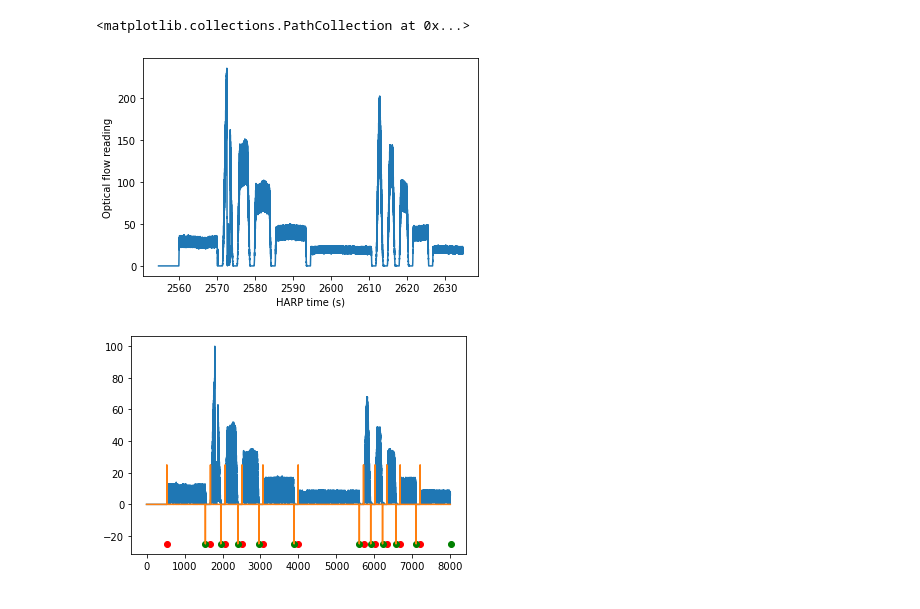
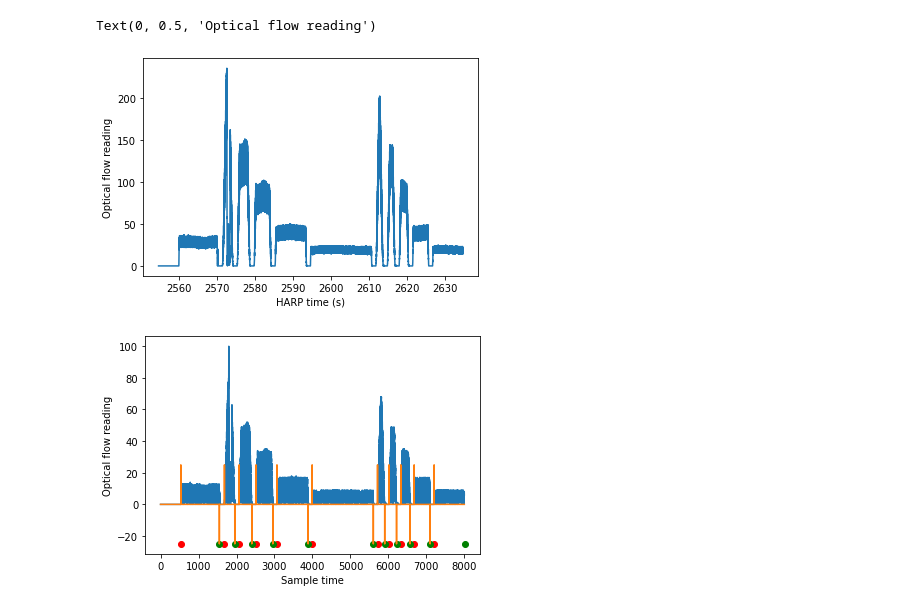
Before and after one commit to neurogears/vestibular-vr, a Jupyter notebook: Benchmarks/DistanceBenchmark/analysis.ipynb, the cells around one changed output. Cells and saved outputs as stored; diff of their text form; code cells hidden in the pictures.

```diff
--- a/Benchmarks/DistanceBenchmark/analysis.ipynb
+++ b/Benchmarks/DistanceBenchmark/analysis.ipynb
@@ -30,34 +30,36 @@ print(dataset)
 # %%
 # Preprocessing
 preview_range = np.arange(0, 8000)
 x_motion = np.array(dataset["Item1.X"])
 time_base = np.array(dataset["Item2"])
 x_diff = np.diff(x_motion)
 
 # signal envelope
 filtered = np.abs(medfilt(x_motion, 101))
 filtered[filtered < 2] = 0
 filtered[filtered > 0] = 25
 on_signal = np.diff(filtered)
 on_times = find_peaks(on_signal, height=1)[0]
 off_times = find_peaks(-on_signal, height=1)[0]
 
 # Show example data
 plt.figure()
 plt.plot(time_base[preview_range], np.abs(x_motion[preview_range]))
 plt.xlabel("HARP time (s)")
 plt.ylabel("Optical flow reading")
 
 # Show trial extraction preview
 plt.figure()
 plt.plot(np.abs(x_diff[preview_range]))
 plt.plot(on_signal[preview_range])
 plt.scatter(on_times[0:11], -np.ones(len(on_times[0:11])) * 25, c='r')
 plt.scatter(off_times[0:11], -np.ones(len(off_times[0:11])) * 25, c='g')
+plt.xlabel("Sample time")
+plt.ylabel("Optical flow reading")
 # %% [output]
-<matplotlib.collections.PathCollection at 0x...>
+Text(0, 0.5, 'Optical flow reading')
 [figure]
-[figure, old version]
+[figure, new version]
 # %%
 # organise by trial, 0 represents homing trials
 # trial types for 1 experiment
```
Also changed, not shown: parts of 2 cells of this notebook, 10 other files.
